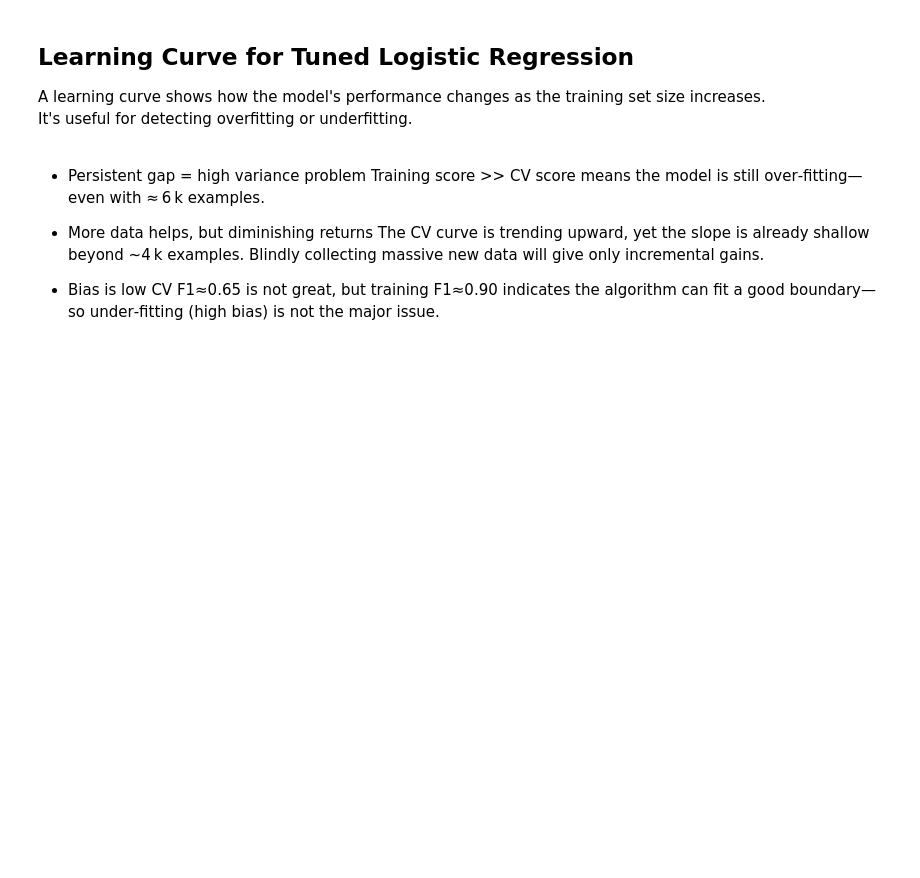
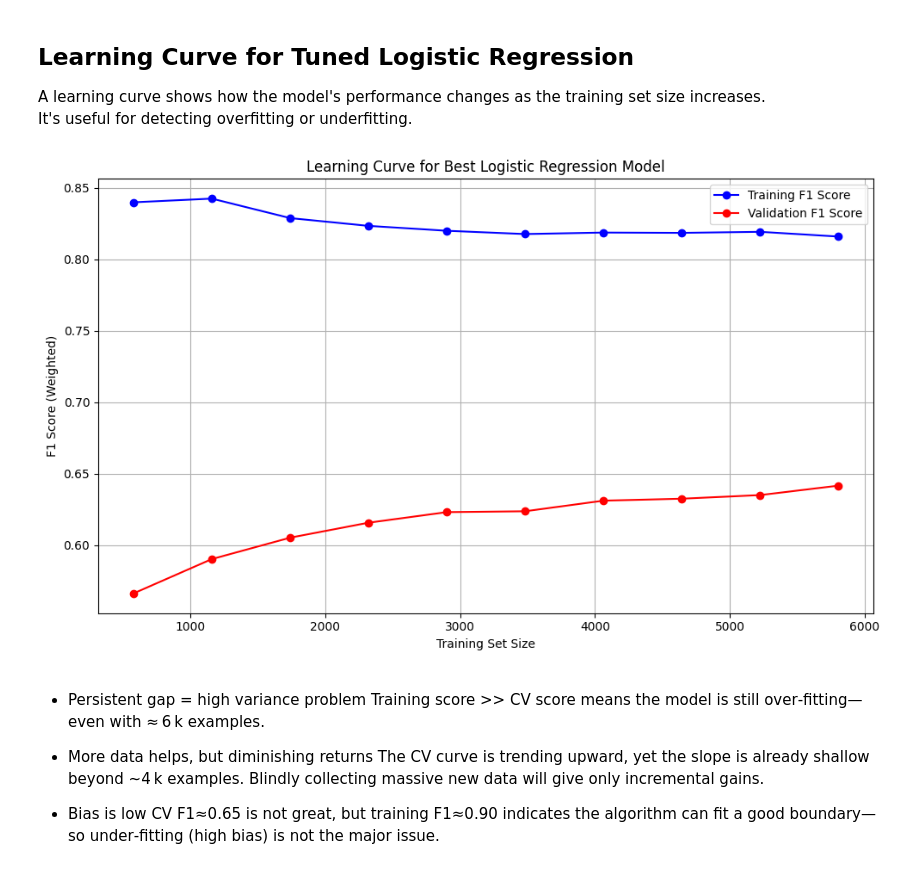
Before and after one commit to RonnyMuthomi/Group4_NLP_Project, a Jupyter notebook: index.ipynb, the cells around one changed output. Cells and saved outputs as stored; diff of their text form; code cells hidden in the pictures; blank space fills up the shorter version.

```diff
--- a/index.ipynb
+++ b/index.ipynb
@@ -1160,26 +843,39 @@ It's useful for detecting overfitting or underfitting.
 # %%
 from sklearn.model_selection import learning_curve
 
+
+
+# Use the best estimator from GridSearchCV
+best_model = log_grid.best_estimator_
+
+# Compute learning curve
 train_sizes, train_scores, test_scores = learning_curve(
-    estimator=grid_search.best_estimator_,
-    X=X_train, y=y_train,
-    cv=5, scoring='f1_weighted',
+    estimator=best_model,
+    X=X_train,
+    y=y_train,
+    cv=5,
+    scoring='f1_weighted',
     train_sizes=np.linspace(0.1, 1.0, 10),
     n_jobs=-1
 )
 
+# Compute mean scores
 train_mean = np.mean(train_scores, axis=1)
 test_mean = np.mean(test_scores, axis=1)
 
-plt.figure(figsize=(10,6))
-plt.plot(train_sizes, train_mean, 'o-', color='blue', label='Training score')
-plt.plot(train_sizes, test_mean, 'o-', color='red', label='Cross-validation score')
-plt.xlabel('Training set size')
-plt.ylabel('F1 Score')
-plt.title('Learning Curve')
+# Plot the learning curve
+plt.figure(figsize=(10, 6))
+plt.plot(train_sizes, train_mean, 'o-', color='blue', label='Training F1 Score')
+plt.plot(train_sizes, test_mean, 'o-', color='red', label='Validation F1 Score')
+plt.xlabel('Training Set Size')
+plt.ylabel('F1 Score (Weighted)')
+plt.title('Learning Curve for Best Logistic Regression Model')
 plt.legend()
-plt.grid()
+plt.grid(True)
+plt.tight_layout()
 plt.show()
+# %% [output]
+[figure, added]
 # %% [markdown]
 - Persistent gap = high variance problem
 Training score >> CV score means the model is still over‑fitting—even with ≈ 6 k examples.
```
Also changed, not shown: parts of 126 cells of this notebook.
